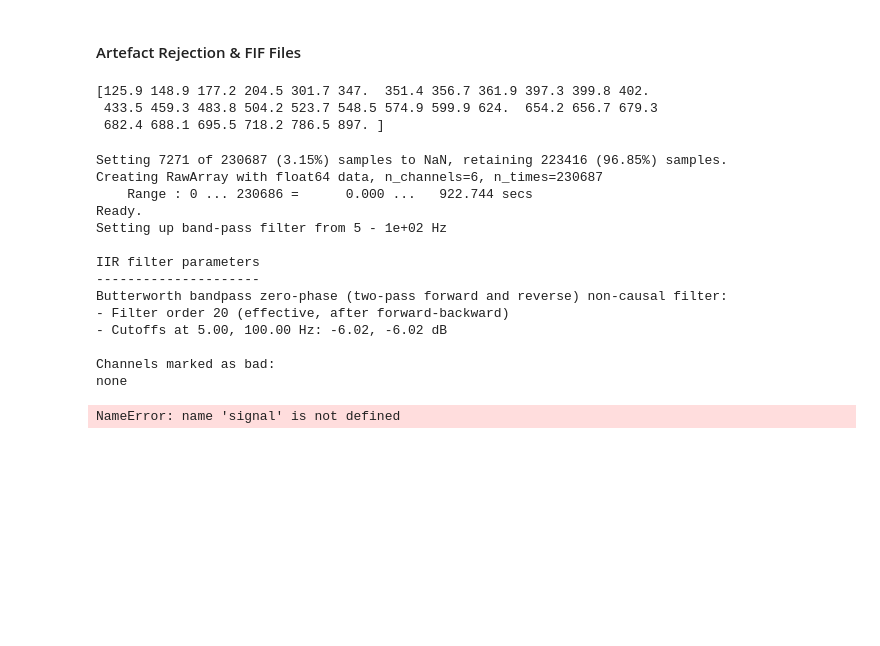
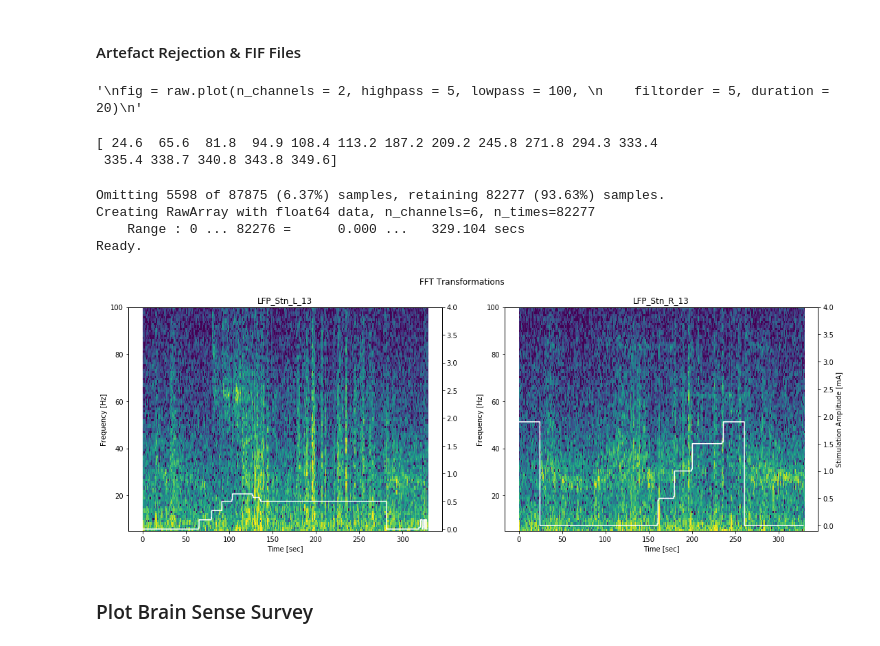
Before and after one commit to BarbaraMath/FinelyTunedGamma, a Jupyter notebook: Processing_Script.ipynb, the cells around one changed output. Drawn from its saved outputs; the diff is of its cells as text; code cells hidden in the pictures; blank space fills up the shorter version.

```diff
--- a/Processing_Script.ipynb
+++ b/Processing_Script.ipynb
@@ -64,0 +38,15 @@ Ready.
+# %%
+percept_ID = 'sub029'
+fname = 'sub-029_ses-EphysMedOn01_task-Bilateral_acq-StimOnR2b_run-01_ieeg.mat'
+
+raw = mne.io.read_raw_fieldtrip(
+    os.path.join(
+        ftg_path,
+        'data',
+        'raw_data',
+        'raw_mats',
+        percept_ID,
+        fname
+    ),
+    info = None
+)
@@ -66,9 +62,14 @@ Ready.
 #### Artefact Rejection & FIF Files
 # %%
 #Interactive plot for artefact rejection
+%matplotlib qt
+raw.plot()
+'''
 fig = raw.plot(n_channels = 2, highpass = 5, lowpass = 100,
     filtorder = 5, duration = 20)
-fig.fake_keypress('a')
+'''
+# %% [output]
+'\nfig = raw.plot(n_channels = 2, highpass = 5, lowpass = 100, \n    filtorder = 5, duration = 20)\n'
 # %%
 #First time making them
 interactive_annot = raw.annotations
@@ -82,8 +83,8 @@ interactive_annot = pd.read_csv(
         'data',
         'raw_data',
         'clean_fifs',
-        'sub021',
-        'Sub021_RampUpThres_artefactsAnnotations.csv'
+        'sub029',
+        'Sub029_Bilateral_artefactsAnnotations.csv'
     )
 )
 
@@ -92,9 +93,8 @@ reload(fix_annot_onsets)
 new_onsets = fix_annot_onsets.fix_annot_onsets(interactive_annot)
 print(new_onsets)
 # %% [output]
-[125.9 148.9 177.2 204.5 301.7 347.  351.4 356.7 361.9 397.3 399.8 402.
- 433.5 459.3 483.8 504.2 523.7 548.5 574.9 599.9 624.  654.2 656.7 679.3
- 682.4 688.1 695.5 718.2 786.5 897. ]
+[ 24.6  65.6  81.8  94.9 108.4 113.2 187.2 209.2 245.8 271.8 294.3 333.4
+ 335.4 338.7 340.8 343.8 349.6]
 # %%
 my_annot = mne.Annotations(onset=new_onsets,  # in seconds
                            duration=interactive_annot.duration,  # in seconds, too
@@ -105,27 +105,21 @@ reload(mat2fif)
 %matplotlib qt
 new_raw = mat2fif.mat2fif(raw,my_annot)
 # %% [output]
-Setting 7271 of 230687 (3.15%) samples to NaN, retaining 223416 (96.85%) samples.
-Creating RawArray with float64 data, n_channels=6, n_times=230687
-    Range : 0 ... 230686 =      0.000 ...   922.744 secs
+Omitting 5598 of 87875 (6.37%) samples, retaining 82277 (93.63%) samples.
+Creating RawArray with float64 data, n_channels=6, n_times=82277
+    Range : 0 ... 82276 =      0.000 ...   329.104 secs
 Ready.
-Setting up band-pass filter from 5 - 1e+02 Hz
-
-IIR filter parameters
----------------------
-Butterworth bandpass zero-phase (two-pass forward and reverse) non-causal filter:
-- Filter order 20 (effective, after forward-backward)
-- Cutoffs at 5.00, 100.00 Hz: -6.02, -6.02 dB
-
-Channels marked as bad:
-none
 # %%
 #Plot TF plot with artefact rejected data
+%matplotlib qt
 reload(dat_preproc)
-x = new_raw.get_data(reject_by_annotation = 'NaN',picks=[0,1])
+x = new_raw.get_data(reject_by_annotation = 'omit',picks=[0,1])
+raw = new_raw
 win_samp = 250
 noverlap = 0.5
 window = hann(win_samp, sym=False)
 f, t, Sxx = dat_preproc.fft_rawviz(raw, x, win_samp, noverlap)
 # %% [output]
-NameError: name 'signal' is not defined
+[figure, added]
+# %% [markdown]
+### Plot Brain Sense Survey
```
Also changed, not shown: parts of 11 cells of this notebook, 4 other files.
